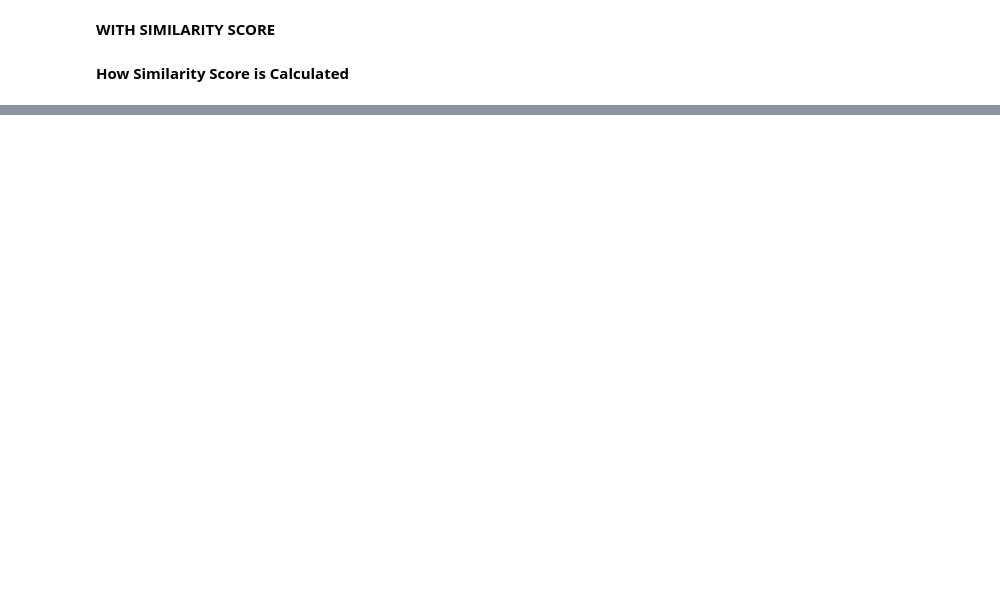
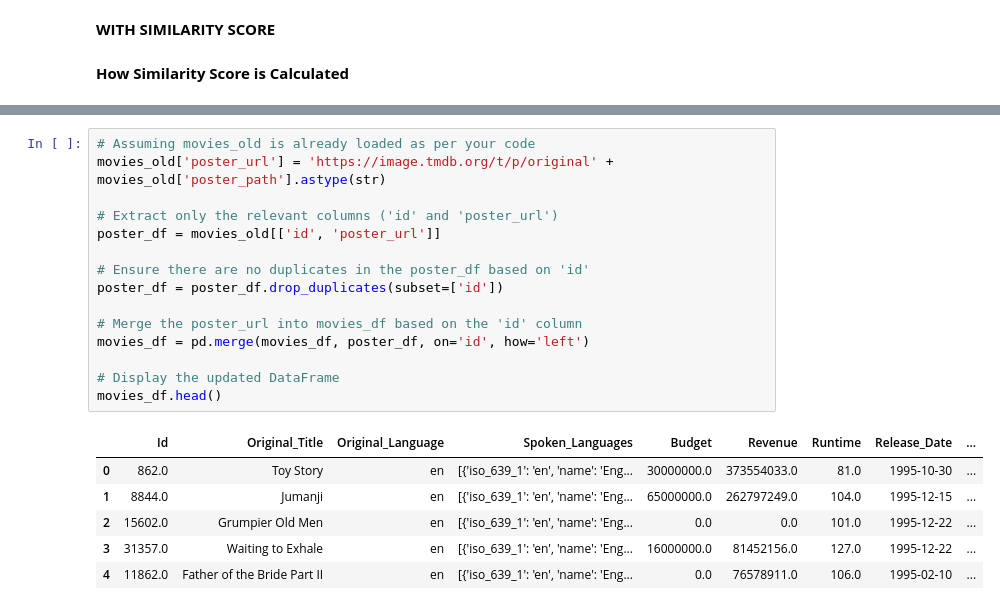
Before and after one commit to slimrivermoi/Techlabs-DS5, a Jupyter notebook: edit_data/Chan/Prediction_Model.ipynb, the cells around one changed output, grey strips where cells are left out. Cells and saved outputs as stored; diff of their text form; blank space fills up the shorter version.

```diff
--- a/edit_data/Chan/Prediction_Model.ipynb
+++ b/edit_data/Chan/Prediction_Model.ipynb
@@ -249,0 +247,22 @@ Movies similar to 'back to the future':
+# %%
+# Assuming movies_old is already loaded as per your code
+movies_old['poster_url'] = 'https://image.tmdb.org/t/p/original' + movies_old['poster_path'].astype(str)
+
+# Extract only the relevant columns ('id' and 'poster_url')
+poster_df = movies_old[['id', 'poster_url']]
+
+# Ensure there are no duplicates in the poster_df based on 'id'
+poster_df = poster_df.drop_duplicates(subset=['id'])
+
+# Merge the poster_url into movies_df based on the 'id' column
+movies_df = pd.merge(movies_df, poster_df, on='id', how='left')
+
+# Display the updated DataFrame
+movies_df.head()
+# %% [output]
+|  | Id | Original_Title | Original_Language | Spoken_Languages | Budget | Revenue | Runtime | Release_Date | ... |
+| 0 | 862.0 | Toy Story | en | [{'iso_639_1': 'en', 'name': 'Eng... | 30000000.0 | 373554033.0 | 81.0 | 1995-10-30 | ... |
+| 1 | 8844.0 | Jumanji | en | [{'iso_639_1': 'en', 'name': 'Eng... | 65000000.0 | 262797249.0 | 104.0 | 1995-12-15 | ... |
+| 2 | 15602.0 | Grumpier Old Men | en | [{'iso_639_1': 'en', 'name': 'Eng... | 0.0 | 0.0 | 101.0 | 1995-12-22 | ... |
+| 3 | 31357.0 | Waiting to Exhale | en | [{'iso_639_1': 'en', 'name': 'Eng... | 16000000.0 | 81452156.0 | 127.0 | 1995-12-22 | ... |
+| 4 | 11862.0 | Father of the Bride Part II | en | [{'iso_639_1': 'en', 'name': 'Eng... | 0.0 | 76578911.0 | 106.0 | 1995-02-10 | ... |
```
Also changed, not shown: parts of 5 cells of this notebook, 1 other file.
